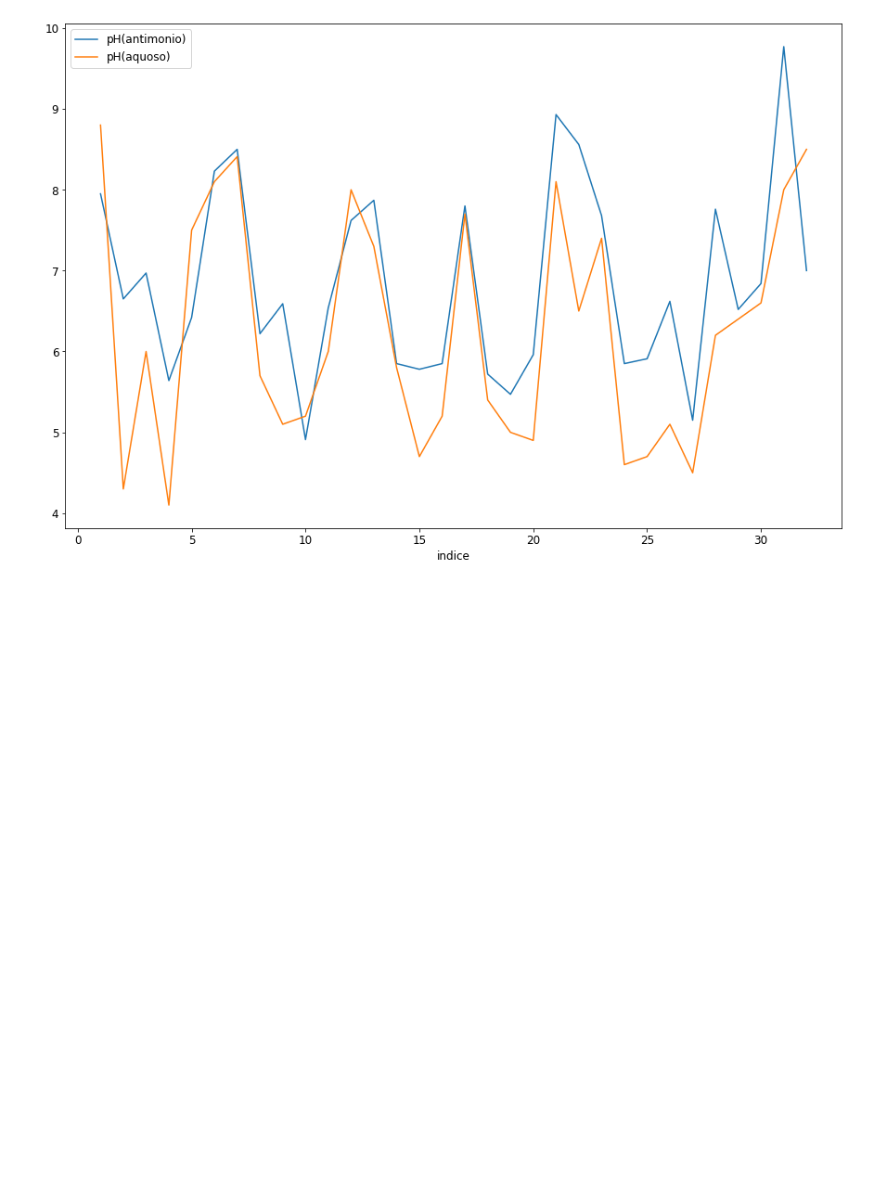
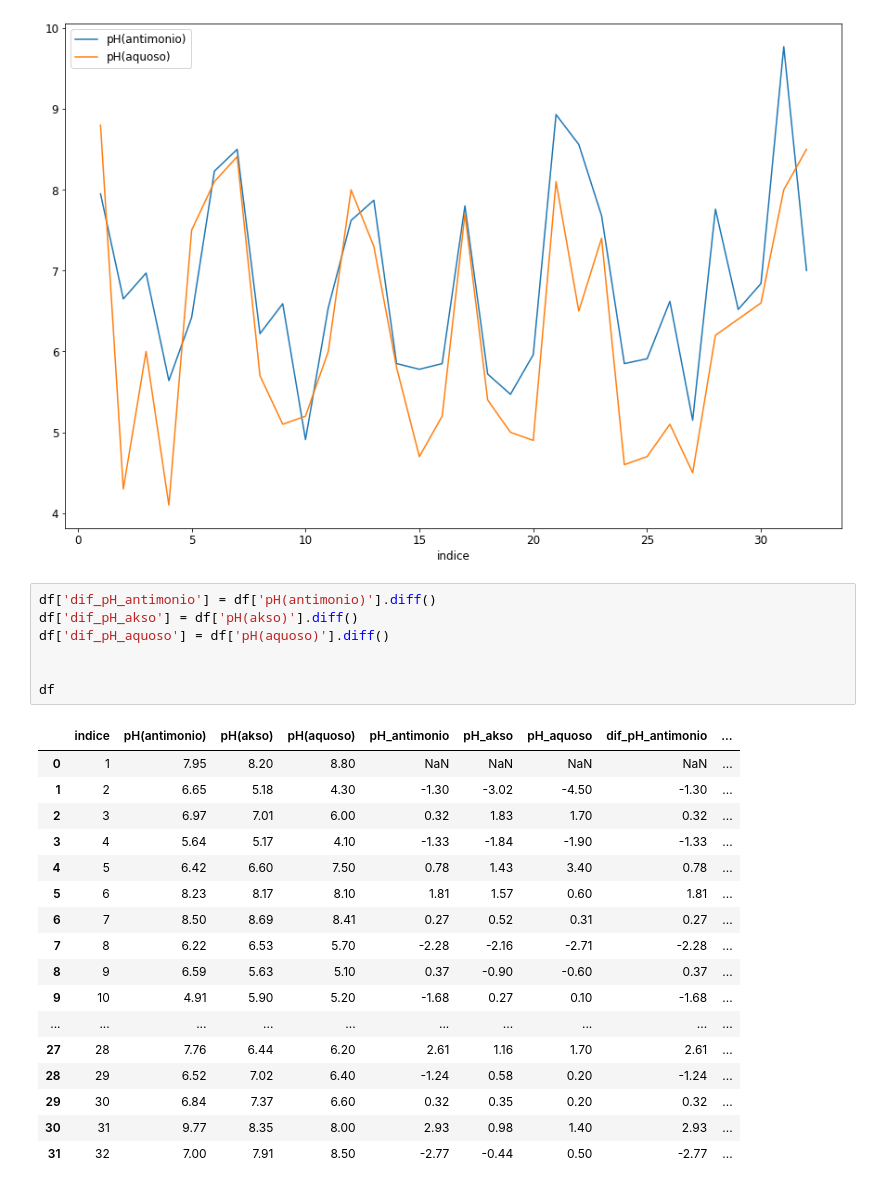
Before and after one commit to SauloHenriqueAguiar/AnalisedosDadosPH, a Jupyter notebook: testesensorpHcomp.ipynb, the cells around one changed output. Cells and saved outputs as stored; diff of their text form; blank space fills up the shorter version.

```diff
--- a/testesensorpHcomp.ipynb
+++ b/testesensorpHcomp.ipynb
@@ -75,3 +75,28 @@ df.plot(kind='line', x='indice', y='pH(antimonio)', ax=axes);
 df.plot(kind='line', x='indice', y='pH(aquoso)', ax=axes);
 # %% [output]
 [figure]
+# %%
+df['dif_pH_antimonio'] = df['pH(antimonio)'].diff()
+df['dif_pH_akso'] = df['pH(akso)'].diff()
+df['dif_pH_aquoso'] = df['pH(aquoso)'].diff()
+
+
+df
+# %% [output]
+|  | indice | pH(antimonio) | pH(akso) | pH(aquoso) | pH_antimonio | pH_akso | pH_aquoso | dif_pH_antimonio | ... |
+| 0 | 1 | 7.95 | 8.20 | 8.80 | NaN | NaN | NaN | NaN | ... |
+| 1 | 2 | 6.65 | 5.18 | 4.30 | -1.30 | -3.02 | -4.50 | -1.30 | ... |
+| 2 | 3 | 6.97 | 7.01 | 6.00 | 0.32 | 1.83 | 1.70 | 0.32 | ... |
+| 3 | 4 | 5.64 | 5.17 | 4.10 | -1.33 | -1.84 | -1.90 | -1.33 | ... |
+| 4 | 5 | 6.42 | 6.60 | 7.50 | 0.78 | 1.43 | 3.40 | 0.78 | ... |
+| 5 | 6 | 8.23 | 8.17 | 8.10 | 1.81 | 1.57 | 0.60 | 1.81 | ... |
+| 6 | 7 | 8.50 | 8.69 | 8.41 | 0.27 | 0.52 | 0.31 | 0.27 | ... |
+| 7 | 8 | 6.22 | 6.53 | 5.70 | -2.28 | -2.16 | -2.71 | -2.28 | ... |
+| 8 | 9 | 6.59 | 5.63 | 5.10 | 0.37 | -0.90 | -0.60 | 0.37 | ... |
+| 9 | 10 | 4.91 | 5.90 | 5.20 | -1.68 | 0.27 | 0.10 | -1.68 | ... |
+| ... | ... | ... | ... | ... | ... | ... | ... | ... | ... |
+| 27 | 28 | 7.76 | 6.44 | 6.20 | 2.61 | 1.16 | 1.70 | 2.61 | ... |
+| 28 | 29 | 6.52 | 7.02 | 6.40 | -1.24 | 0.58 | 0.20 | -1.24 | ... |
+| 29 | 30 | 6.84 | 7.37 | 6.60 | 0.32 | 0.35 | 0.20 | 0.32 | ... |
+| 30 | 31 | 9.77 | 8.35 | 8.00 | 2.93 | 0.98 | 1.40 | 2.93 | ... |
+| 31 | 32 | 7.00 | 7.91 | 8.50 | -2.77 | -0.44 | 0.50 | -2.77 | ... |
```
Also changed, not shown: parts of 9 cells of this notebook.
